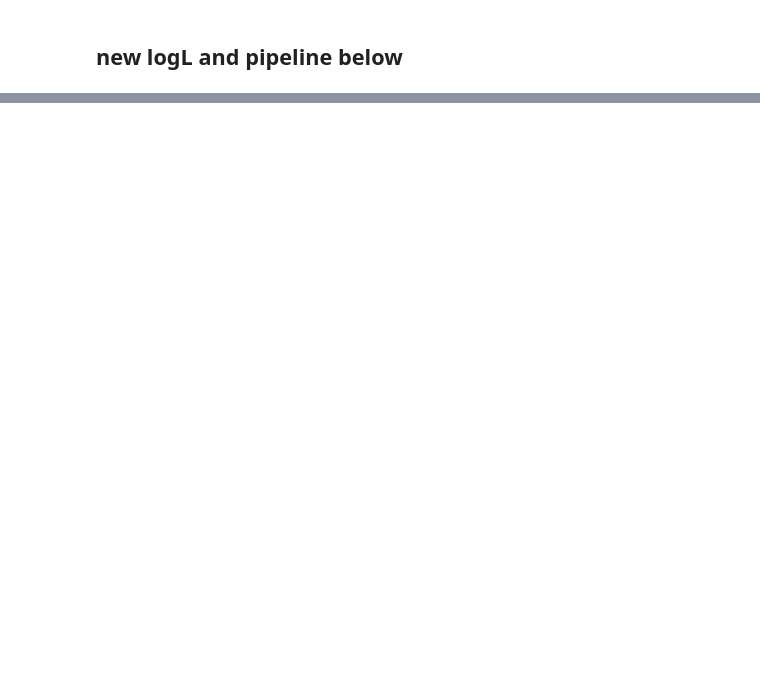
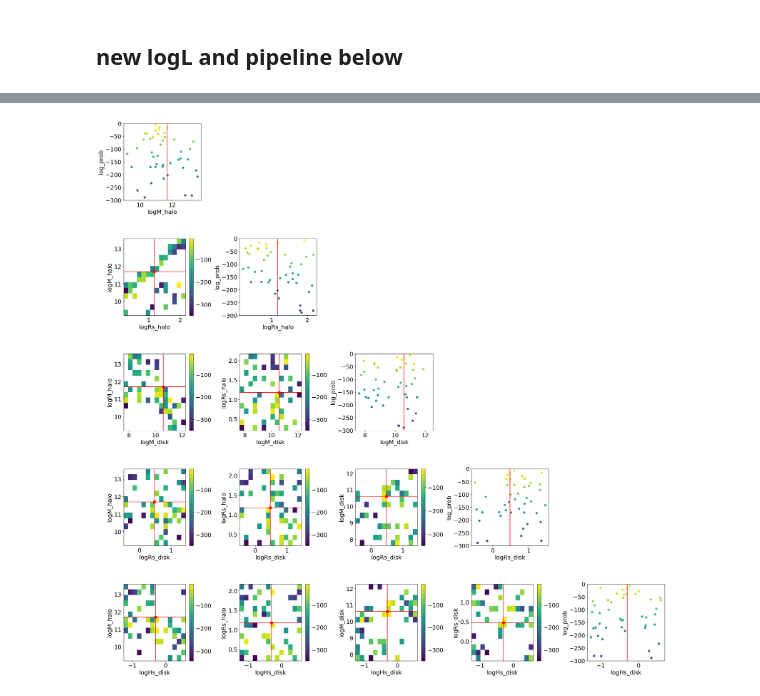
Before and after one commit to David-Chemaly/SchwarMAX, a Jupyter notebook: main.ipynb, the cells around one changed output, grey strips where cells are left out. Saved outputs shown, nothing was run; the diff lists cells and outputs as text; code cells hidden in the pictures; blank space fills up the shorter version.

```diff
--- a/main.ipynb
+++ b/main.ipynb
@@ -957,0 +2346,51 @@ for i in tqdm(range (0, N)):
+# %%
+param_names = ['logM_halo', 'logRs_halo', 'logM_disk', 'logRs_disk', 'logHs_disk']
+
+PATH_DATA = f'/home/hz420/python_script/SchwarMAX'
+with open(PATH_DATA + '/mock_axisymmetric_disc_potential_params.pkl', 'rb') as f:
+    gt_params = pickle.load(f)
+
+ground_truth = {
+        'logM_halo': gt_params['halo_params']['logM'].item(),
+        'logRs_halo': jnp.log10(gt_params['halo_params']['scaleRadius']).item(),
+        'logM_disk': gt_params['disc_params']['logM'].item(),
+        'logRs_disk': jnp.log10(gt_params['disc_params']['scaleRadius']).item(),
+        'logHs_disk': jnp.log10(gt_params['disc_params']['scaleHeight']).item(),
+}
+
+df_param = pd.read_csv('/data/hz420-2/SchwarMAX/grid_search_result_0203.csv')
+df_param = df_param[df_param['log_prob'] > np.percentile(df_param['log_prob'], 95)]
+
+fig, ax = plt.subplots(len(param_names), len(param_names), figsize = (6* len(param_names), 6* len(param_names)),
+                       gridspec_kw={'hspace': 0.5, 'wspace': 0.5})
+
+for i in range (len(param_names)):
+  for j in range (len(param_names)):
+
+    if i>j:
+      xedge = np.linspace(np.amin(df_param[param_names[i]]), np.amax(df_param[param_names[i]]), 15)
+      yedge = np.linspace(np.amin(df_param[param_names[j]]), np.amax(df_param[param_names[j]]), 15)
+      xmid, ymid = (xedge[1:]+xedge[:-1])/2, (yedge[1:]+yedge[:-1])/2
+      H, xedge, yedge = np.histogram2d(df_param[param_names[i]], df_param[param_names[j]], bins = [xedge, yedge])
+      H_val = np.histogram2d(df_param[param_names[i]], df_param[param_names[j]], bins = [xedge, yedge], weights = df_param['log_prob'])[0] / (H)
+      # cb = ax[i,j].scatter(df_param[param_names[i]], df_param[param_names[j]], c=df_param['log_prob'], cmap='viridis',vmin=-3e3)
+      cb = ax[i,j].pcolormesh(xedge, yedge, H_val.T, cmap='viridis', )
+      # ax[i,j].contour(xmid, ymid, H_val.T, levels = [-3000,-2000,-1000,-500])
+      ax[i,j].set_xlabel(param_names[i])
+      ax[i,j].set_ylabel(param_names[j])
+      ax[i,j].axvline(x=ground_truth[param_names[i]], color='red')
+      ax[i,j].axhline(y=ground_truth[param_names[j]], color='red')
+      ax[i,j].scatter(ground_truth[param_names[i]], ground_truth[param_names[j]], color='red', marker='s', s=50)
+      fig.colorbar(cb, ax = ax[i,j])
+
+    elif i<j:
+      ax[i,j].set_axis_off()
+
+    else:
+      ax[i,j].scatter(df_param[param_names[i]], df_param['log_prob'], c=df_param['log_prob'], cmap='viridis')
+      ax[i,j].set_xlabel(param_names[i])
+      ax[i,j].set_ylabel('log_prob')
+      ax[i,j].axvline(x=ground_truth[param_names[i]], color='red')
+      ax[i,j].set(ylim=[-3e2, 0])
+# %% [output]
+[figure, added]
```
Also changed, not shown: parts of 35 cells of this notebook, 13 other files.
